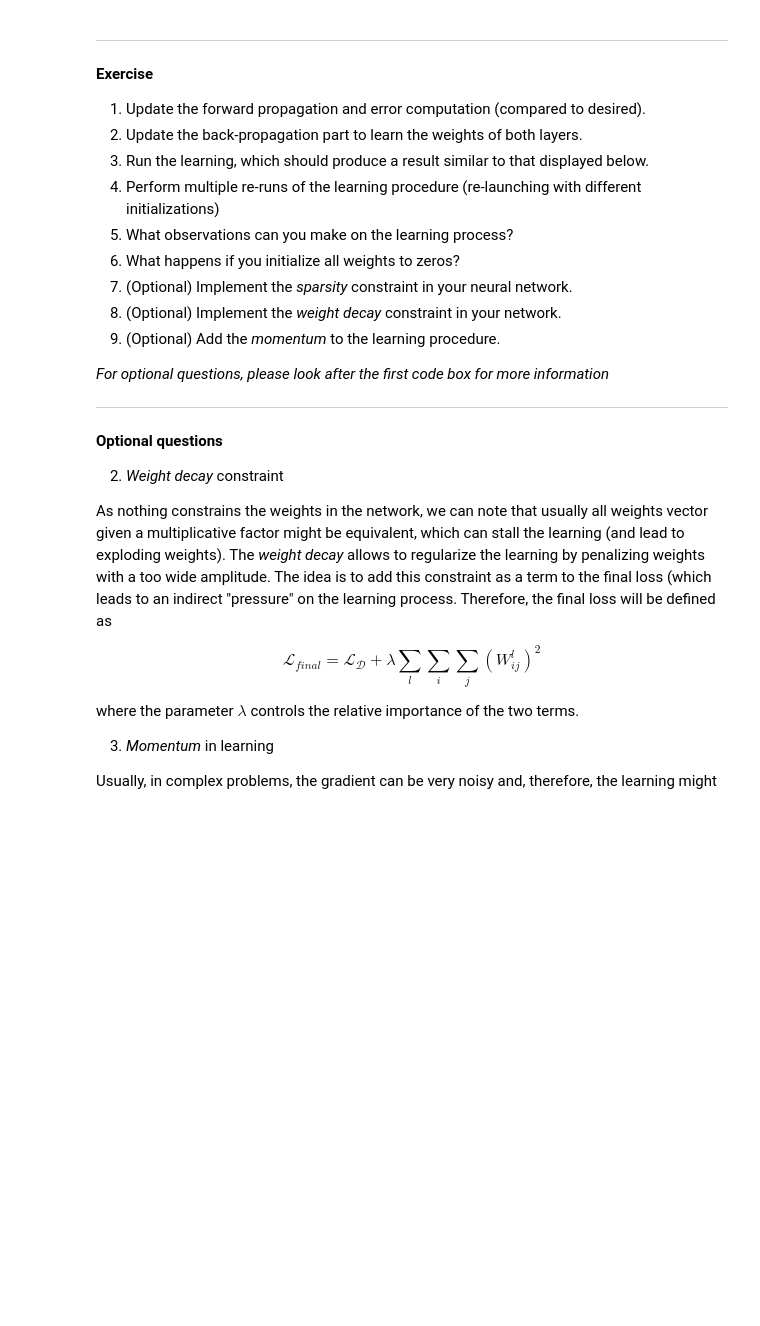
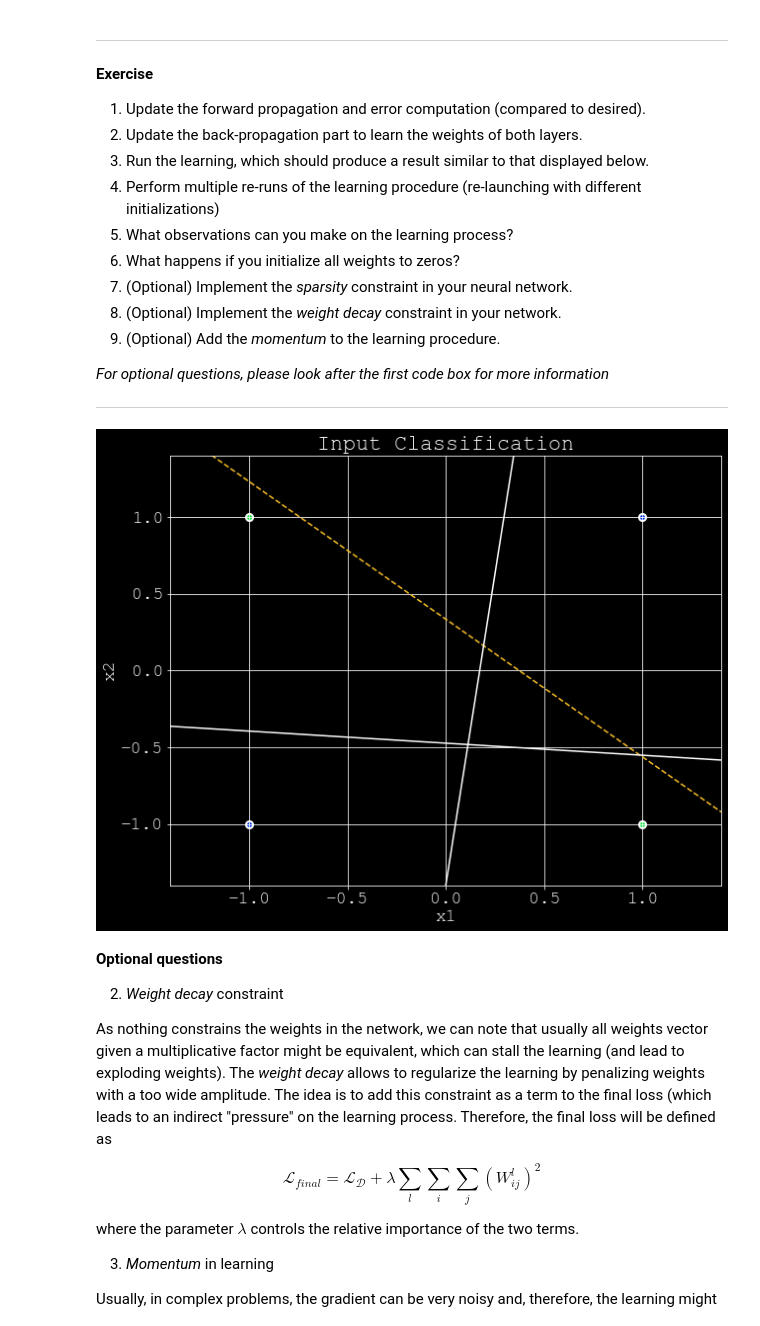
Before and after one commit to HugoAudas/Machine-Learning-ATIAM, a Jupyter notebook: 02a_neural_networks.ipynb, the cells around one changed output. Saved outputs shown, nothing was run; the diff lists cells and outputs as text; code cells hidden in the pictures; blank space fills up the shorter version.

```diff
--- a/02a_neural_networks.ipynb
+++ b/02a_neural_networks.ipynb
@@ -263,40 +271,57 @@ print(desired)
 # %%
 # Weights of first and second layer
 weights1 = (np.random.randn(nHiddens, nInputs) - 0.5)      # 1st layer weights
 weights2 = (np.random.randn(nOutputs, nHiddens) - 0.5)     # 2nd layer weights
 bias1 = (np.random.randn(nHiddens, 1) - 0.5)               # 1st layer biases
 bias2 = (np.random.randn(nOutputs, 1) - 0.5)               # 2nd layer biases
 # First plot the patterns
 fig = plot_patterns(patterns, desired);
 # Iterate for a fixed number of iterations
+
+def sigmoid(x):
+    return(1/(1+np.exp(x)))
+
+def sigmoid_derivative(x):
+    return(sigmoid(x)*(1-sigmoid(x)))
+
+def forward_pass(inputs_,weights1_,weights2_,bias1_,bias2_):
+    y1=sigmoid(np.dot(weights1_,inputs_)+bias1_)
+    y2=sigmoid(np.dot(weights2_,y1)+bias2_)
+    return(y1,y2)
+
+def back_propagation(desired_,inputs_,weights1_,weights2_,bias1_,bias2_):
+    y1,y2=forward_pass(inputs_,weights1_,weights2_,bias1_,bias2_)
+
+    error2=desired_-y2
+    dy2=error2*sigmoid_derivative(y2)
+
+    error1=np.dot(weights2_.transpose(),dy2)
+    dy1=error1*sigmoid_derivative(y1)
+
+    new_weights2_=weights2_+eta*np.dot(dy2,y1.transpose())
+    new_bias2_=bias2_+eta*np.mean(error2,axis=1)[:,np.newaxis]
+
+    new_weights1_=weights1_+eta*np.dot(inputs_,dy1.transpose())
+    new_bias1_=bias1_+eta*np.mean(dy1,axis=1)[:,np.newaxis]
+
+    return(new_weights1_, new_weights2_, new_bias1_, new_bias2_)
+
 for epoch in range(200):
 
+    weights1, weights2, bias1, bias2=back_propagation(desired,inputs,weights1,weights2,bias1,bias2)
+
     """
-    #forward propagation
-    fwd_prop_1=np.dot(weights1,inputs)+bias1
-    fwd_prop_2=np.dot(weights2,fwd_prop_1)+bias2>0
-    #Cas d'arret
-    if np.sum(np.abs(desired-fwd_prop_2))==0:
-        break
+    print('Epoch %3d:  Error = %f' % (epoch, TSS));
 
-    error=desired-fwd_prop_2
-    #Back propagation 2
-    grad=np.dot(error,fwd_prop_2.transpose())
-    weights2=weights2+eta*grad
-    bias2=bias2+eta*error
-    #Back propagation 1
-    grad=np.dot(grad,fwd_prop_1)
-    weights1=weights1+eta**2*grad
-    bias1=bias1+eta*error
-    """
-
-    print('Epoch %3d:  Error = %f' % (epoch, TSS));
     if TSS < TSS_Limit:
         break
+    """
     if (epoch - 1 % 20)==0:
         plot_boundary(np.concatenate((bias2, weights2), axis=1), epoch, '--', fig)
 
 plot_boundary(np.concatenate((bias1, weights1), axis=1), epoch, '-', fig)
+# %% [output]
+[figure, added]
 # %% [markdown]
 **Optional questions**
 
```
Also changed, not shown: parts of 6 cells of this notebook.
